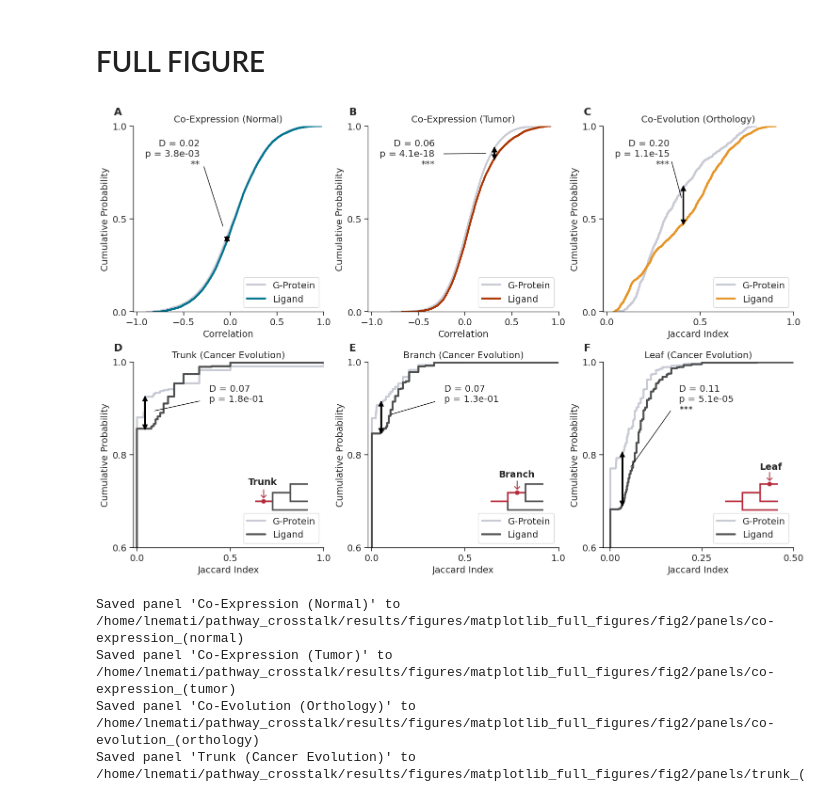
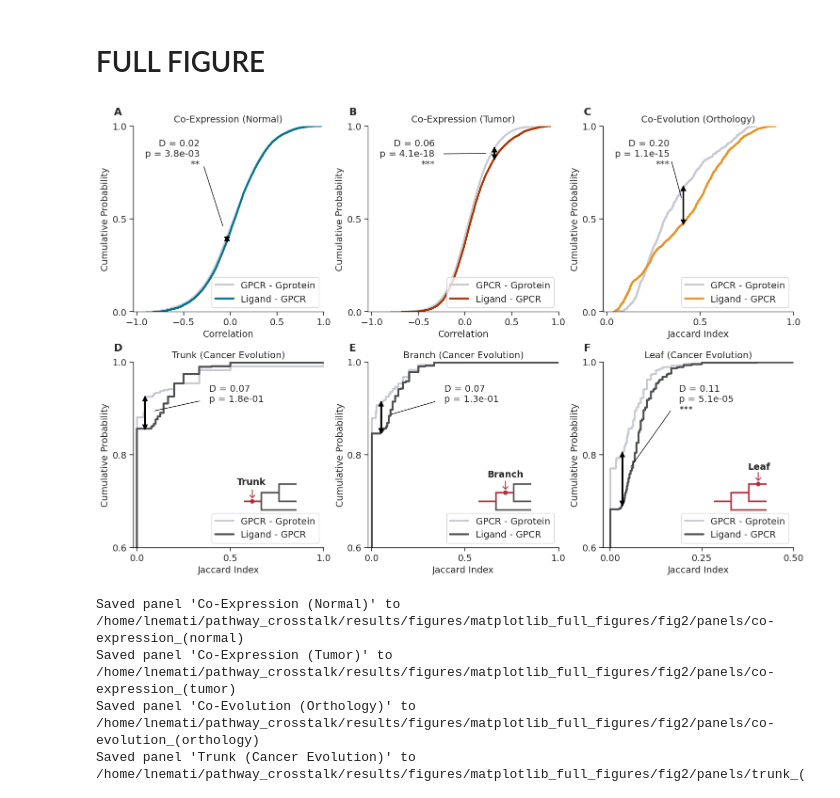
Before and after one commit to lorenzoamir/cci_circuits_paper_2025, a Jupyter notebook: code/notebooks/2_gpcrs.ipynb, the cells around one changed output. Cells and saved outputs as stored; diff of their text form; code cells hidden in the pictures.

```diff
--- a/code/notebooks/2_gpcrs.ipynb
+++ b/code/notebooks/2_gpcrs.ipynb
@@ -902,7 +920,7 @@ for panel, icon_name in icon_files.items():
         # Position in axes-relative coordinates (x=0.78, y=0.28 is consistent)
         ab = AnnotationBbox(
             imagebox,
-            (0.78, 0.3),           # Position of the icon
+            (0.72, 0.3),           # Position of the icon
             xycoords='axes fraction',
             frameon=False
         )
@@ -914,39 +932,53 @@ for panel, icon_name in icon_files.items():
         offsetx = {'D': -0.1,'E': 0, 'F': 0.1}
         offsety = {'D': -0.04,'E': 0, 'F': 0.04}
         axes[panel].text(
-            0.78 + offsetx[panel],
+            0.72 + offsetx[panel],
             0.37 + offsety[panel],
             label_map[panel],
             transform=axes[panel].transAxes,
             ha='center',
             va='bottom',
             fontsize=fs,
             fontweight='bold'
         )
 
 for ax in axes.values():
     ax.tick_params(length=6, width=1.2)
 
 # === Add panel letters ===
 panel_labels = ['A', 'B', 'C', 'D', 'E', 'F']
 for label, ax in zip(panel_labels, axes.values()):
     ax.text(
         -0.1, 1.1,  # Top-left corner in axes coords
         label,
         transform=ax.transAxes,
         fontsize=16,
         fontweight='bold',
         va='top',
         ha='left'
     )
 
+
+# In the legend replace 'G-Protein' with 'GPCR-Gprotein' and 'Ligand' with 'Ligand-GPCR'
+for ax in axes.values():
+    handles, labels = ax.get_legend_handles_labels()
+    new_labels = []
+    for label in labels:
+        if label == 'G-Protein':
+            new_labels.append('GPCR - Gprotein')
+        elif label == 'Ligand':
+            new_labels.append('Ligand - GPCR')
+        else:
+            new_labels.append(label)
+    ax.legend(handles, new_labels, fontsize=fs, loc='lower right')
+
 plt.savefig('/home/lnemati/pathway_crosstalk/results/figures/matplotlib_full_figures/fig2/fig2.pdf', bbox_inches='tight', dpi=300)
 plt.savefig('/home/lnemati/pathway_crosstalk/results/figures/matplotlib_full_figures/fig2/fig2.svg', bbox_inches='tight', dpi=300)
 plt.savefig('/home/lnemati/pathway_crosstalk/results/figures/matplotlib_full_figures/fig2/fig2.png', bbox_inches='tight', dpi=300)
 
 plt.show()
 # %% [output]
-[figure, old version]
+[figure, new version]
 # %%
 fig_to_panels(fig, axes, output_dir='/home/lnemati/pathway_crosstalk/results/figures/matplotlib_full_figures/fig2/panels')
 # %% [output]
```
Also changed, not shown: parts of 5 cells of this notebook, 4 other files.
